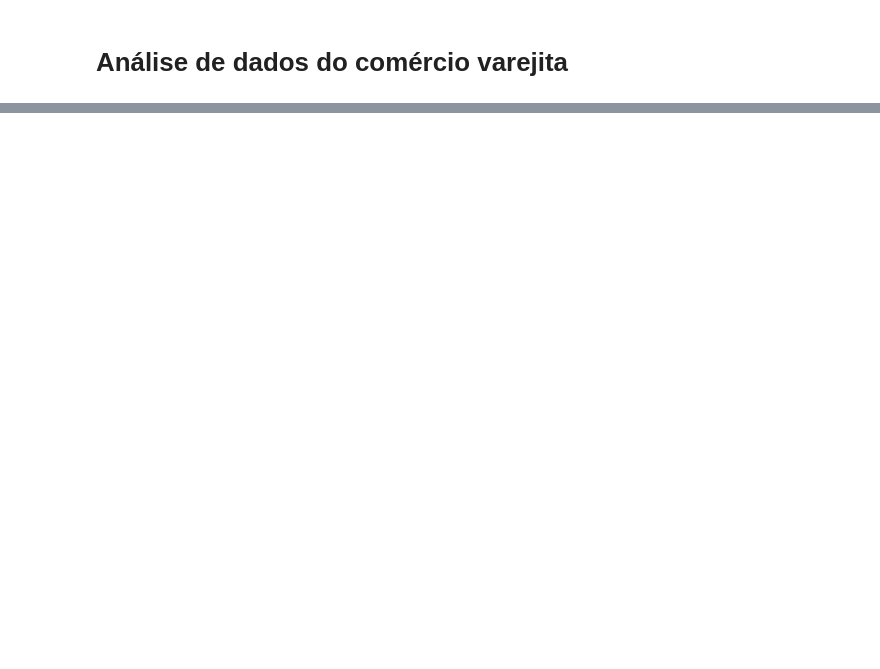
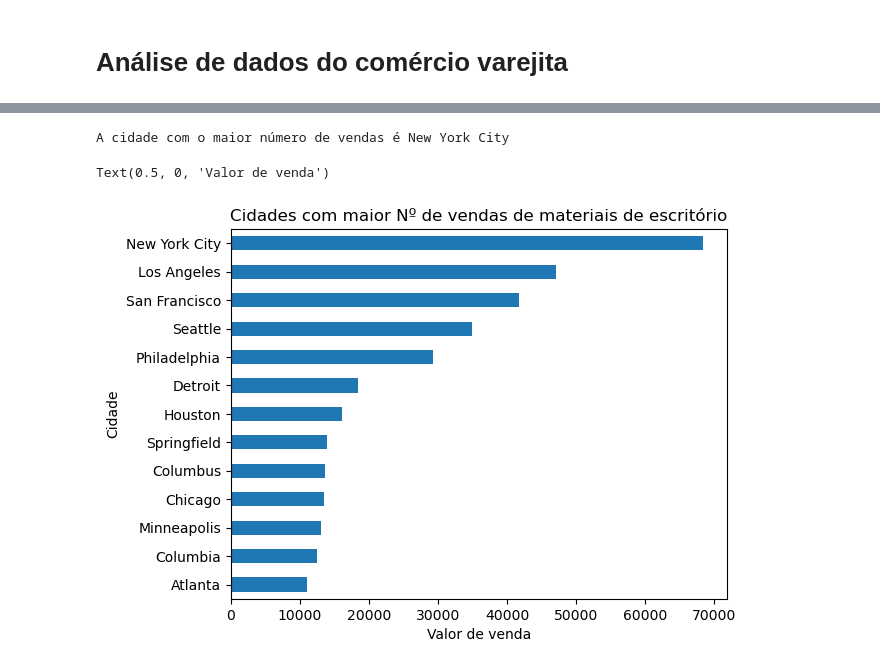
Before and after one commit to buenogi/Comercio, a Jupyter notebook: Analise.ipynb, the cells around one changed output, grey strips where cells are left out. Cells and saved outputs as stored; diff of their text form; code cells hidden in the pictures; blank space fills up the shorter version.

Commit message:
Resposta da primeira pergunta de negócio

```diff
--- a/Analise.ipynb
+++ b/Analise.ipynb
@@ -28,3 +26,8 @@ dados.head()
 # %%
 # Pergunta de negócio 1 - Qual Cidade com Maior Valor de Venda de Produtos da Categoria 'Office Supplies'?
 dados_office_supplies = dados[dados['Categoria'] == "Office Supplies"]
+cidades_vendas = dados_office_supplies.groupby("Cidade")["Valor_Venda"].sum()
+cidade_maior_venda = cidades_vendas.idxmax()
+print(f"A cidade com o maior número de vendas é {cidade_maior_venda}")
+# %% [output]
+A cidade com o maior número de vendas é New York City
@@ -30,0 +38,9 @@ dados_office_supplies = dados[dados['Categoria'] == "Office Supplies"]
+# %%
+# Pergunta 1 - Plot
+cidades_maiores_vendas = cidades_vendas.where( cidades_vendas > 10000).dropna()
+cidades_maiores_vendas_ord = cidades_maiores_vendas.sort_values(ascending = True)
+plot1 = cidades_maiores_vendas_ord.plot(kind = "barh", title = "Cidades com maior Nº de vendas de materiais de escritório")
+plot1.set_xlabel("Valor de venda")
+# %% [output]
+Text(0.5, 0, 'Valor de venda')
+[figure, added]
```
Also changed, not shown: parts of 4 cells of this notebook.
